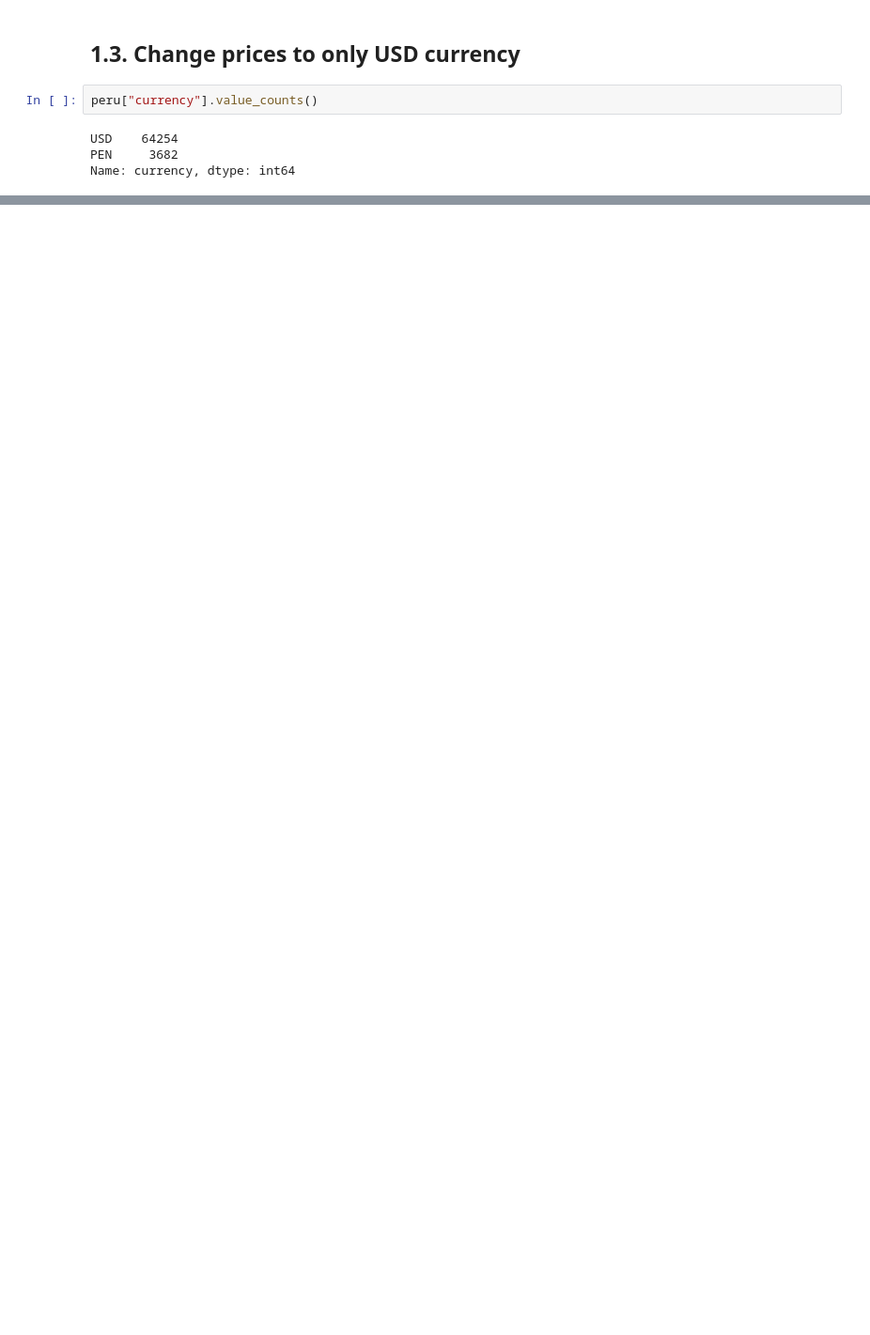
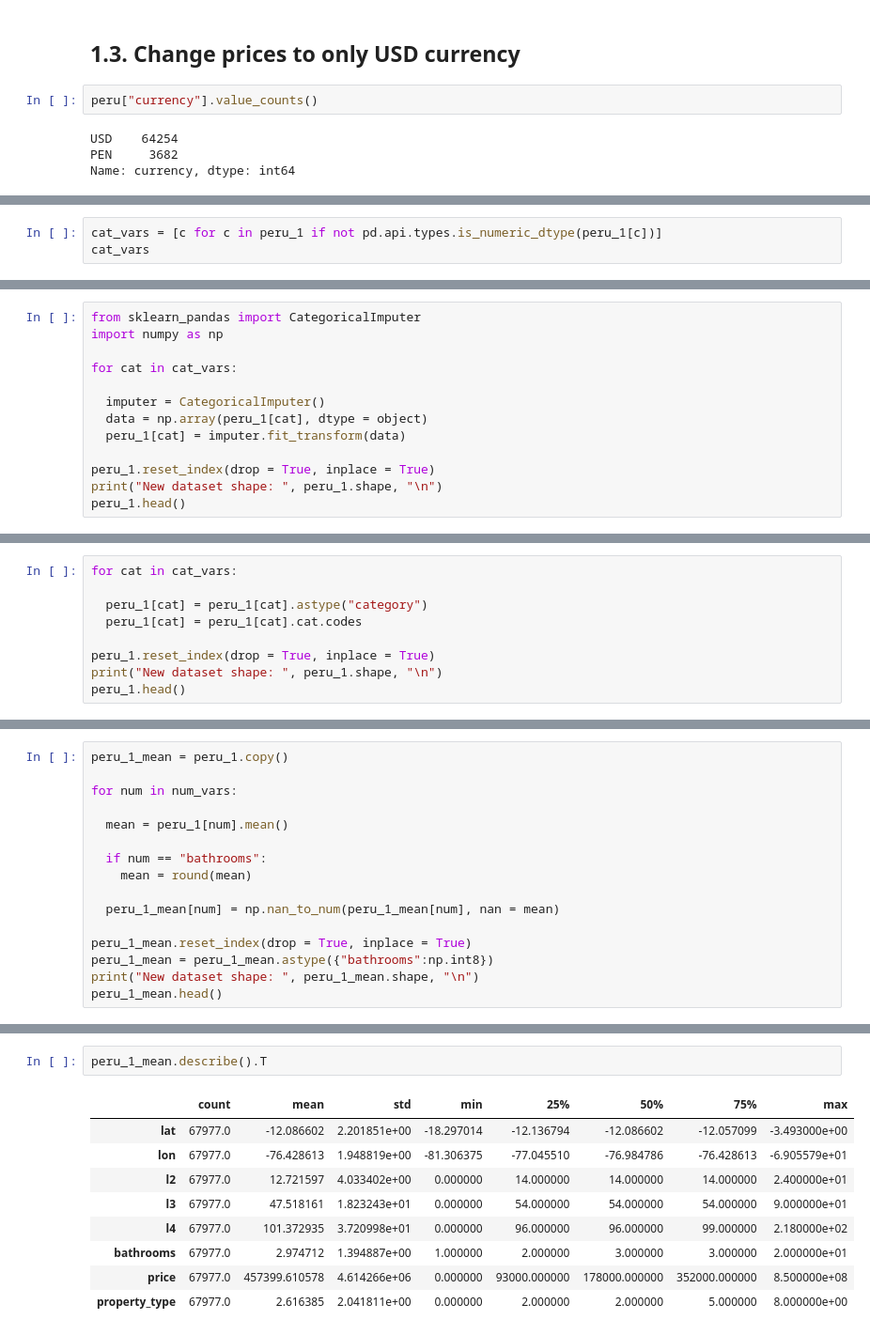
Before and after one commit to ECisneros20/Hackathon-BBVA-2022, a Jupyter notebook: House_prediction.ipynb, the cells around one changed output, grey strips where cells are left out. Shown at 94% size. Drawn from its saved outputs; the diff is of its cells as text; blank space fills up the shorter version.

```diff
--- a/House_prediction.ipynb
+++ b/House_prediction.ipynb
@@ -229,0 +420,3 @@ property_type values -> ['Casa' 'Lote' 'Otro' 'Departamento' 'Depósito' 'Local
+# %%
+cat_vars = [c for c in peru_1 if not pd.api.types.is_numeric_dtype(peru_1[c])]
+cat_vars
@@ -231,0 +427,13 @@ property_type values -> ['Casa' 'Lote' 'Otro' 'Departamento' 'Depósito' 'Local
+# %%
+from sklearn_pandas import CategoricalImputer
+import numpy as np
+
+for cat in cat_vars:
+
+  imputer = CategoricalImputer()
+  data = np.array(peru_1[cat], dtype = object)
+  peru_1[cat] = imputer.fit_transform(data)
+
+peru_1.reset_index(drop = True, inplace = True)
+print("New dataset shape: ", peru_1.shape, "\n")
+peru_1.head()
@@ -231,0 +450,9 @@ property_type values -> ['Casa' 'Lote' 'Otro' 'Departamento' 'Depósito' 'Local
+# %%
+for cat in cat_vars:
+
+  peru_1[cat] = peru_1[cat].astype("category")
+  peru_1[cat] = peru_1[cat].cat.codes
+
+peru_1.reset_index(drop = True, inplace = True)
+print("New dataset shape: ", peru_1.shape, "\n")
+peru_1.head()
@@ -231,0 +469,16 @@ property_type values -> ['Casa' 'Lote' 'Otro' 'Departamento' 'Depósito' 'Local
+# %%
+peru_1_mean = peru_1.copy()
+
+for num in num_vars:
+
+  mean = peru_1[num].mean()
+
+  if num == "bathrooms":
+    mean = round(mean)
+
+  peru_1_mean[num] = np.nan_to_num(peru_1_mean[num], nan = mean)
+
+peru_1_mean.reset_index(drop = True, inplace = True)
+peru_1_mean = peru_1_mean.astype({"bathrooms":np.int8})
+print("New dataset shape: ", peru_1_mean.shape, "\n")
+peru_1_mean.head()
@@ -231,0 +563,12 @@ property_type values -> ['Casa' 'Lote' 'Otro' 'Departamento' 'Depósito' 'Local
+# %%
+peru_1_mean.describe().T
+# %% [output]
+|  | count | mean | std | min | 25% | 50% | 75% | max |
+| lat | 67977.0 | -12.086602 | 2.201851e+00 | -18.297014 | -12.136794 | -12.086602 | -12.057099 | -3.493000e+00 |
+| lon | 67977.0 | -76.428613 | 1.948819e+00 | -81.306375 | -77.045510 | -76.984786 | -76.428613 | -6.905579e+01 |
+| l2 | 67977.0 | 12.721597 | 4.033402e+00 | 0.000000 | 14.000000 | 14.000000 | 14.000000 | 2.400000e+01 |
+| l3 | 67977.0 | 47.518161 | 1.823243e+01 | 0.000000 | 54.000000 | 54.000000 | 54.000000 | 9.000000e+01 |
+| l4 | 67977.0 | 101.372935 | 3.720998e+01 | 0.000000 | 96.000000 | 96.000000 | 99.000000 | 2.180000e+02 |
+| bathrooms | 67977.0 | 2.974712 | 1.394887e+00 | 1.000000 | 2.000000 | 3.000000 | 3.000000 | 2.000000e+01 |
+| price | 67977.0 | 457399.610578 | 4.614266e+06 | 0.000000 | 93000.000000 | 178000.000000 | 352000.000000 | 8.500000e+08 |
+| property_type | 67977.0 | 2.616385 | 2.041811e+00 | 0.000000 | 2.000000 | 2.000000 | 5.000000 | 8.000000e+00 |
```
Also changed, not shown: parts of 37 cells of this notebook.
